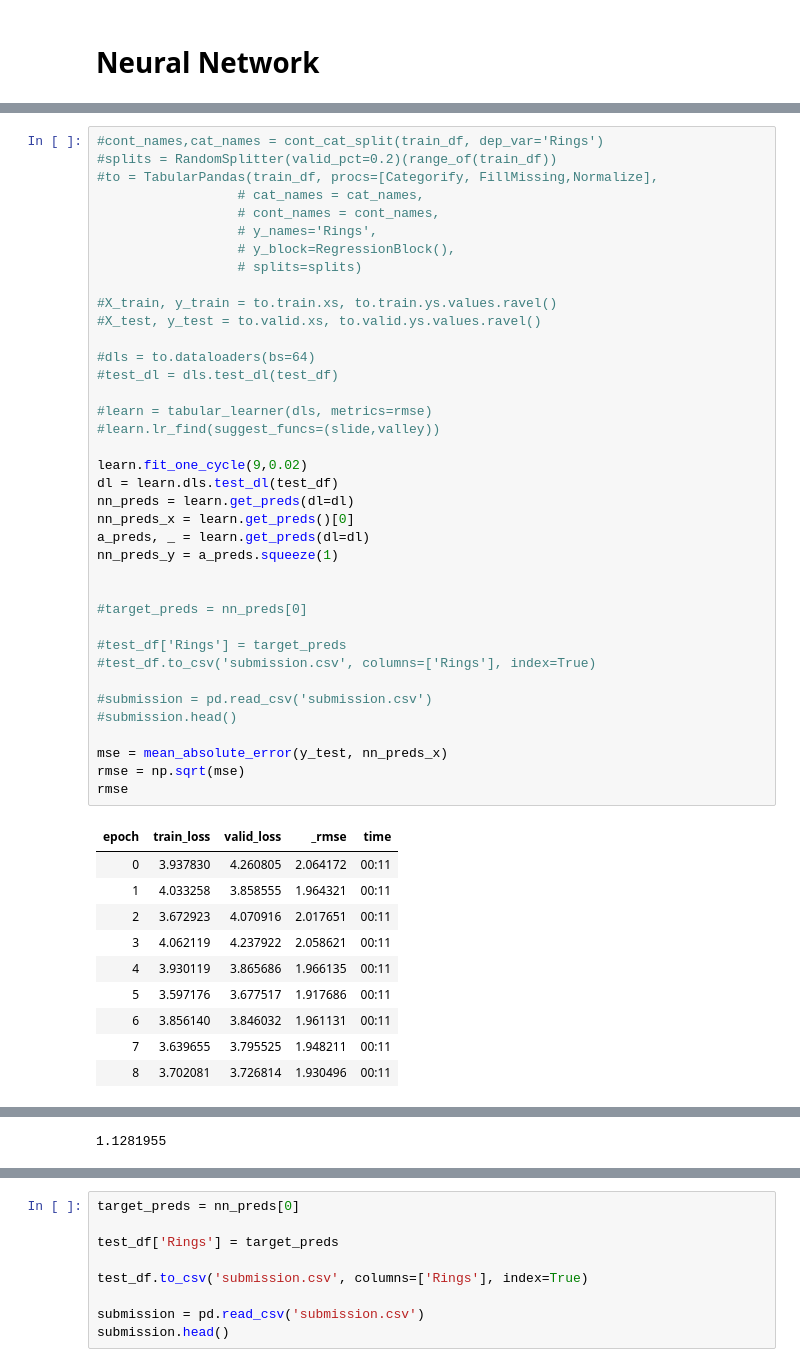
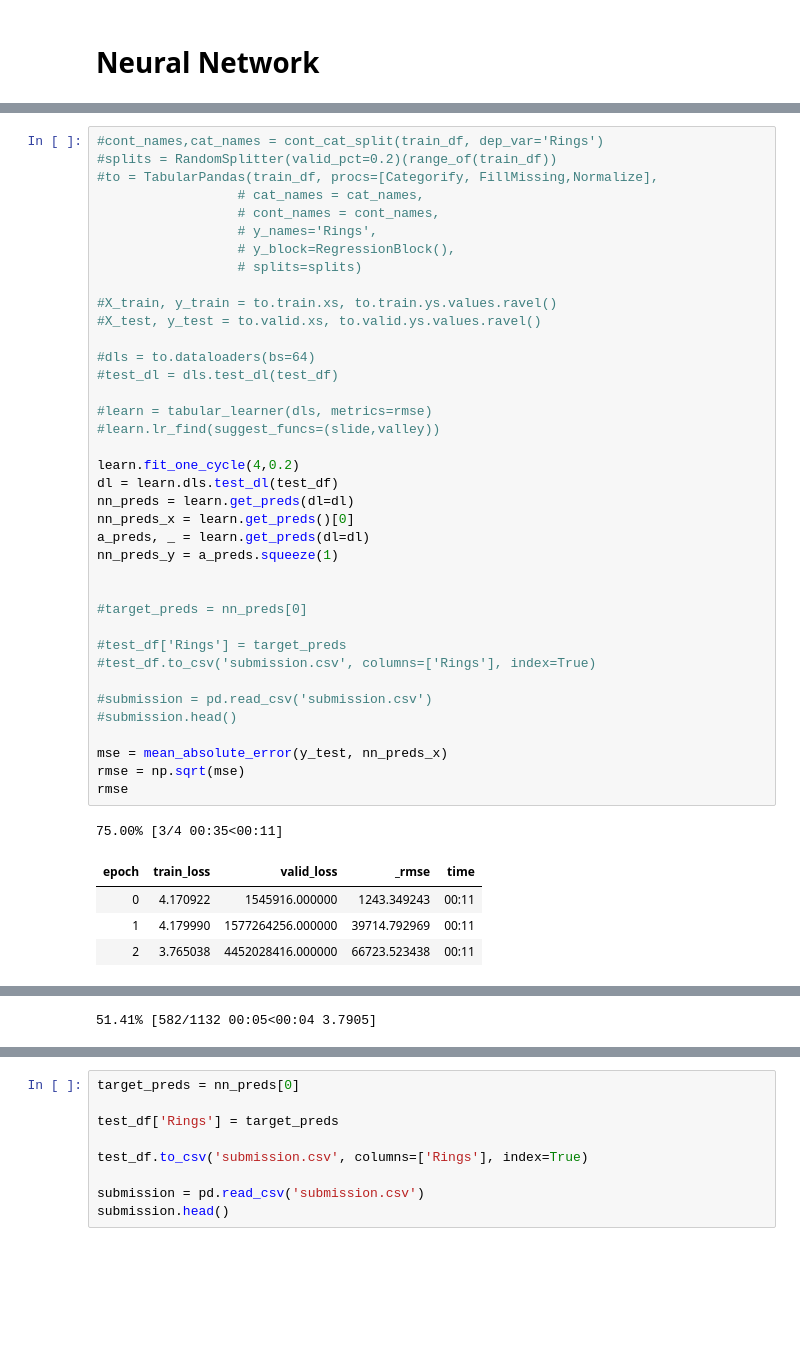
Before and after one commit to rubanzasilva/abalone_age_prediction, a Jupyter notebook: ps-s04e04-fastai.ipynb, the cells around one changed output, grey strips where cells are left out. Saved outputs shown, nothing was run; the diff lists cells and outputs as text; blank space fills up the shorter version.

```diff
--- a/ps-s04e04-fastai.ipynb
+++ b/ps-s04e04-fastai.ipynb
@@ -135,40 +172,35 @@ SuggestedLRs(slide=9.120108734350652e-05, valley=0.010964781977236271)
 
 #X_train, y_train = to.train.xs, to.train.ys.values.ravel()
 #X_test, y_test = to.valid.xs, to.valid.ys.values.ravel()
 
 #dls = to.dataloaders(bs=64)
 #test_dl = dls.test_dl(test_df)
 
 #learn = tabular_learner(dls, metrics=rmse)
 #learn.lr_find(suggest_funcs=(slide,valley))
 
-learn.fit_one_cycle(9,0.02)
+learn.fit_one_cycle(4,0.2)
 dl = learn.dls.test_dl(test_df)
 nn_preds = learn.get_preds(dl=dl)
 nn_preds_x = learn.get_preds()[0]
 a_preds, _ = learn.get_preds(dl=dl)
 nn_preds_y = a_preds.squeeze(1)
 
 
 #target_preds = nn_preds[0]
 
 #test_df['Rings'] = target_preds
 #test_df.to_csv('submission.csv', columns=['Rings'], index=True)
 
 #submission = pd.read_csv('submission.csv')
 #submission.head()
 
 mse = mean_absolute_error(y_test, nn_preds_x)
 rmse = np.sqrt(mse)
 rmse
 # %% [output]
+75.00% [3/4 00:35<00:11]
 | epoch | train_loss | valid_loss | _rmse | time |
-| 0 | 3.937830 | 4.260805 | 2.064172 | 00:11 |
-| 1 | 4.033258 | 3.858555 | 1.964321 | 00:11 |
-| 2 | 3.672923 | 4.070916 | 2.017651 | 00:11 |
-| 3 | 4.062119 | 4.237922 | 2.058621 | 00:11 |
-| 4 | 3.930119 | 3.865686 | 1.966135 | 00:11 |
-| 5 | 3.597176 | 3.677517 | 1.917686 | 00:11 |
-| 6 | 3.856140 | 3.846032 | 1.961131 | 00:11 |
-| 7 | 3.639655 | 3.795525 | 1.948211 | 00:11 |
-| 8 | 3.702081 | 3.726814 | 1.930496 | 00:11 |
+| 0 | 4.170922 | 1545916.000000 | 1243.349243 | 00:11 |
+| 1 | 4.179990 | 1577264256.000000 | 39714.792969 | 00:11 |
+| 2 | 3.765038 | 4452028416.000000 | 66723.523438 | 00:11 |
@@ -178 +207 @@ rmse
-1.1281955
+51.41% [582/1132 00:05<00:04 3.7905]
```
Also changed, not shown: parts of 24 cells of this notebook.
